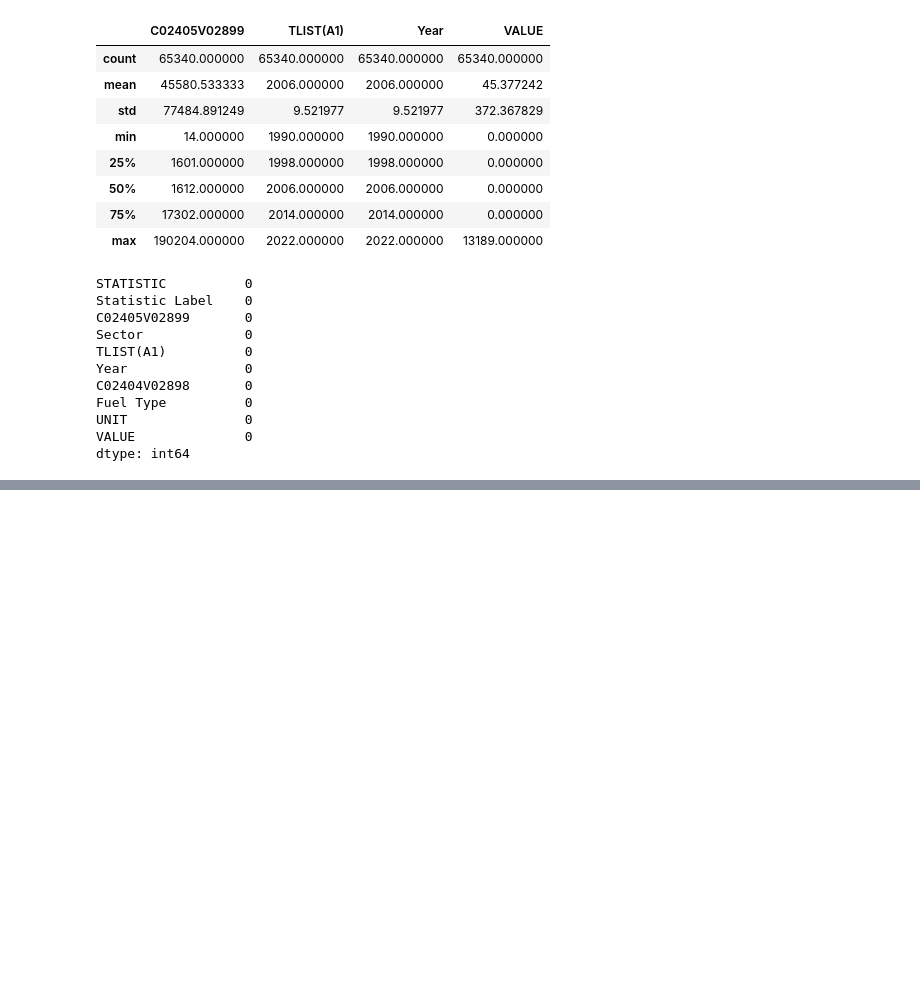
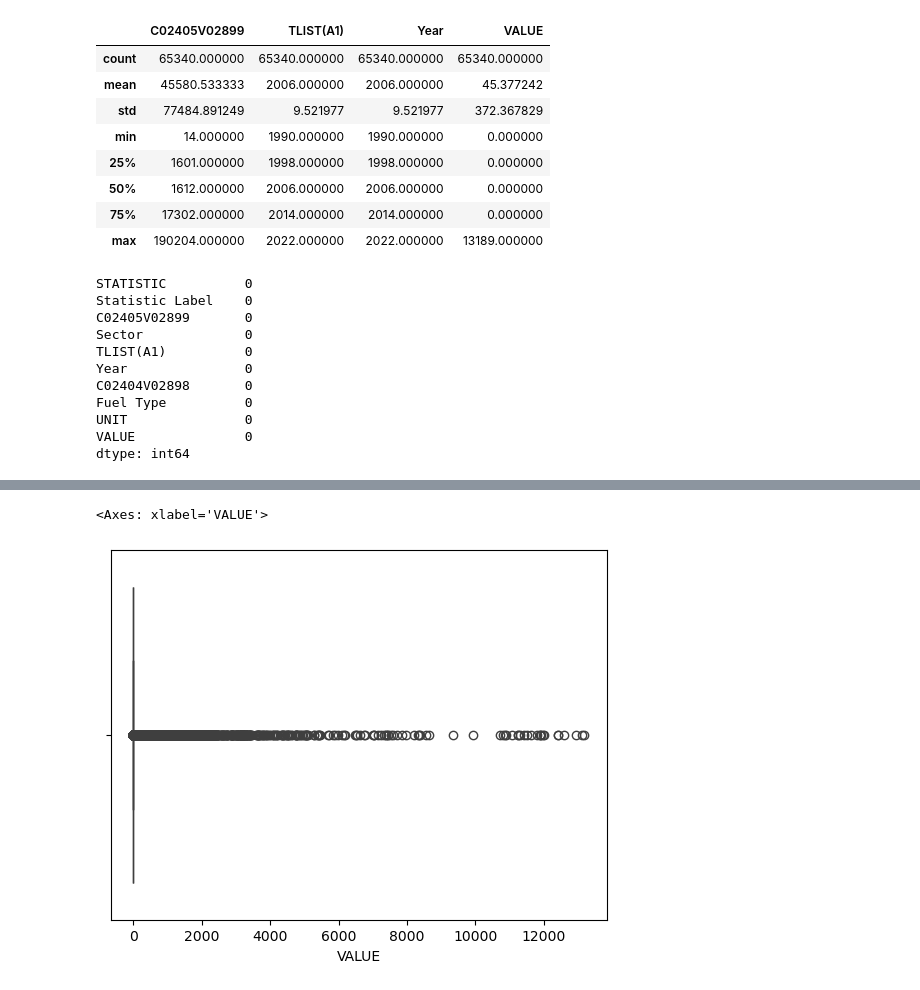
Before and after one commit to Zayaa0404/CA2, a Jupyter notebook: fuel.ipynb, the cells around one changed output, grey strips where cells are left out. Drawn from its saved outputs; the diff is of its cells as text; code cells hidden in the pictures; blank space fills up the shorter version.

Commit message:
Statistic
Statistic

```diff
--- a/fuel.ipynb
+++ b/fuel.ipynb
@@ -74,0 +81,6 @@ dtype: int64
+# %%
+df=df.drop(["STATISTIC","TLIST(A1)", "UNIT"], axis=1)
+df=df.rename(columns={"C02405V02899":"Code of Sector","C02404V02898":"Code of Fuel"})
+df.head()
+#dropping irrelevant(duplicated meaning) columns
+#renaming the column
@@ -74,0 +94,7 @@ dtype: int64
+# %%
+import matplotlib.pyplot as plt
+sns.boxplot(x=df["VALUE"])
+#detecting outliers
+# %% [output]
+<Axes: xlabel='VALUE'>
+[figure, added]
```
Also changed, not shown: parts of 10 cells of this notebook.
